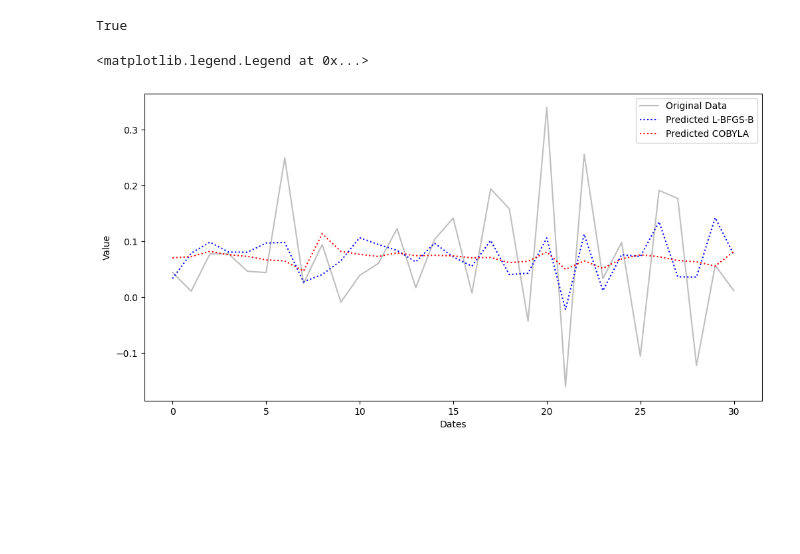
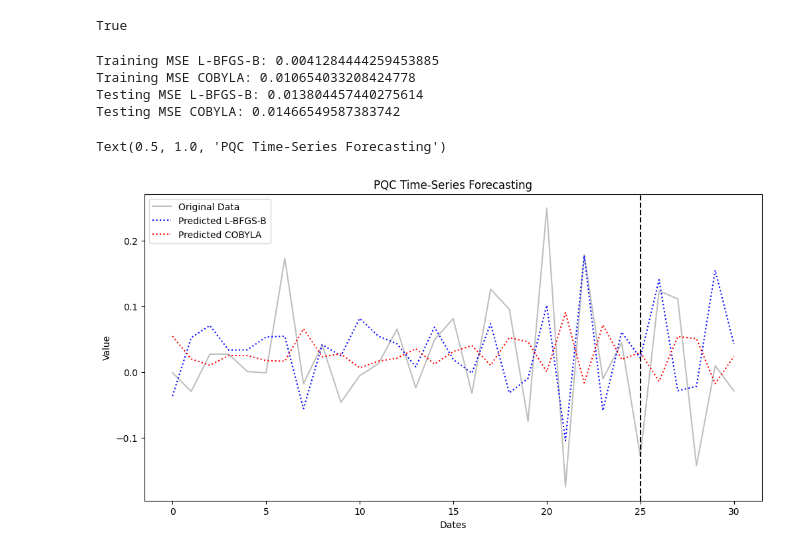
Before and after one commit to ElioDiNino/CPEN400Q-Project, a Jupyter notebook: src/pqc.ipynb, the cells around one changed output. Saved outputs shown, nothing was run; the diff lists cells and outputs as text; code cells hidden in the pictures; blank space fills up the shorter version.

```diff
--- a/src/pqc.ipynb
+++ b/src/pqc.ipynb
@@ -154,3 +152,5 @@ TRAIN_TEST_RATIO = 2 / 3
+# %%
+TRAIN_TEST_RATIO = 8 / 10
 # %%
 # Preprocess the data
 new_filepath = PQC_Forecast.preprocess_data(
@@ -198,32 +198,52 @@ pqc_model_cobyla.load_weights("../weights/pqc_weights_cobyla.npy")
 # Predict the dataset as whole
 predictions_L = pqc_model_lbfgsb.predict(X)
 predictions_C = pqc_model_cobyla.predict(X)
+# %%
+# Computer Training MSE
+mse_L = np.mean((predictions_L[:train_test_split_index] - train_y) ** 2)
+mse_C = np.mean((predictions_C[:train_test_split_index] - train_y) ** 2)
+print(f"Training MSE L-BFGS-B: {mse_L}")
+print(f"Training MSE COBYLA: {mse_C}")
+# Compute Testing MSE
+mse_L = np.mean((predictions_L[train_test_split_index:] - test_y) ** 2)
+mse_C = np.mean((predictions_C[train_test_split_index:] - test_y) ** 2)
+print(f"Testing MSE L-BFGS-B: {mse_L}")
+print(f"Testing MSE COBYLA: {mse_C}")
+# %% [output]
+Training MSE L-BFGS-B: 0.0041284444259453885
+Training MSE COBYLA: 0.010654033208424778
+Testing MSE L-BFGS-B: 0.013804457440275614
+Testing MSE COBYLA: 0.01466549587383742
 # %%
 # Plot the predictions
 plt.figure(figsize=(12, 6))
 # plot the original data as grey line
 plt.plot(range(len(y)), y, label="Original Data", color="grey", alpha=0.5)
 # plot the predicted data as dotted blue line
 plt.plot(
     range(len(predictions_L)),
     predictions_L,
     label="Predicted L-BFGS-B",
     color="blue",
     linestyle="dotted",
 )
 plt.plot(
     range(len(predictions_C)),
     predictions_C,
     label="Predicted COBYLA",
     color="red",
     linestyle="dotted",
 )
 
 # label the x and y axis
 plt.xlabel("Dates")
 plt.ylabel("Value")
 # enable legend
 plt.legend()
+
+# mark the split between training and testing data
+plt.axvline(x=train_test_split_index, color="black", linestyle="--")
+plt.title("PQC Time-Series Forecasting")
 # %% [output]
-<matplotlib.legend.Legend at 0x...>
+Text(0.5, 1.0, 'PQC Time-Series Forecasting')
-[figure, old version]
+[figure, new version]
```
Also changed, not shown: parts of 1 cell of this notebook, 3 other files.
